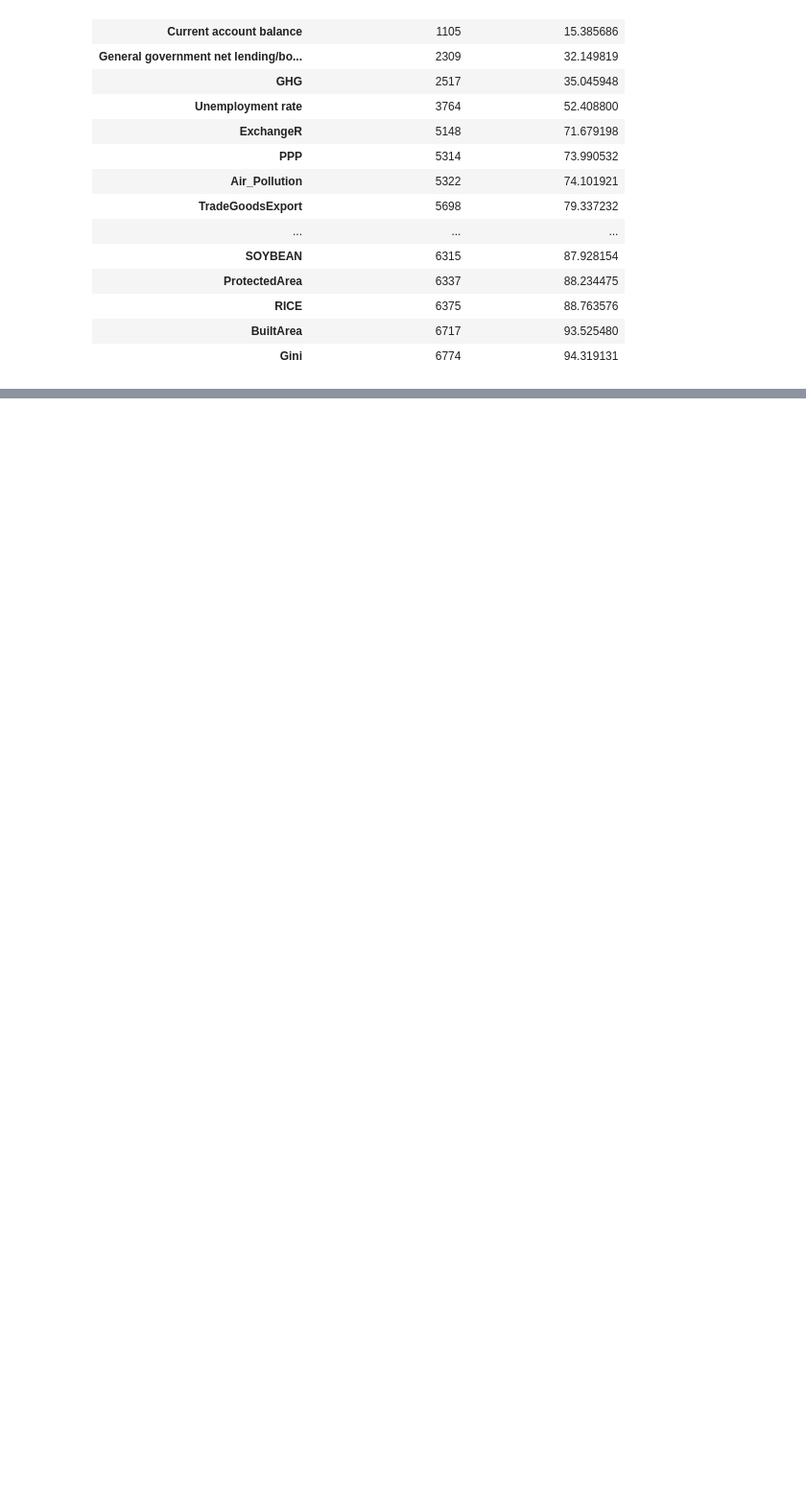
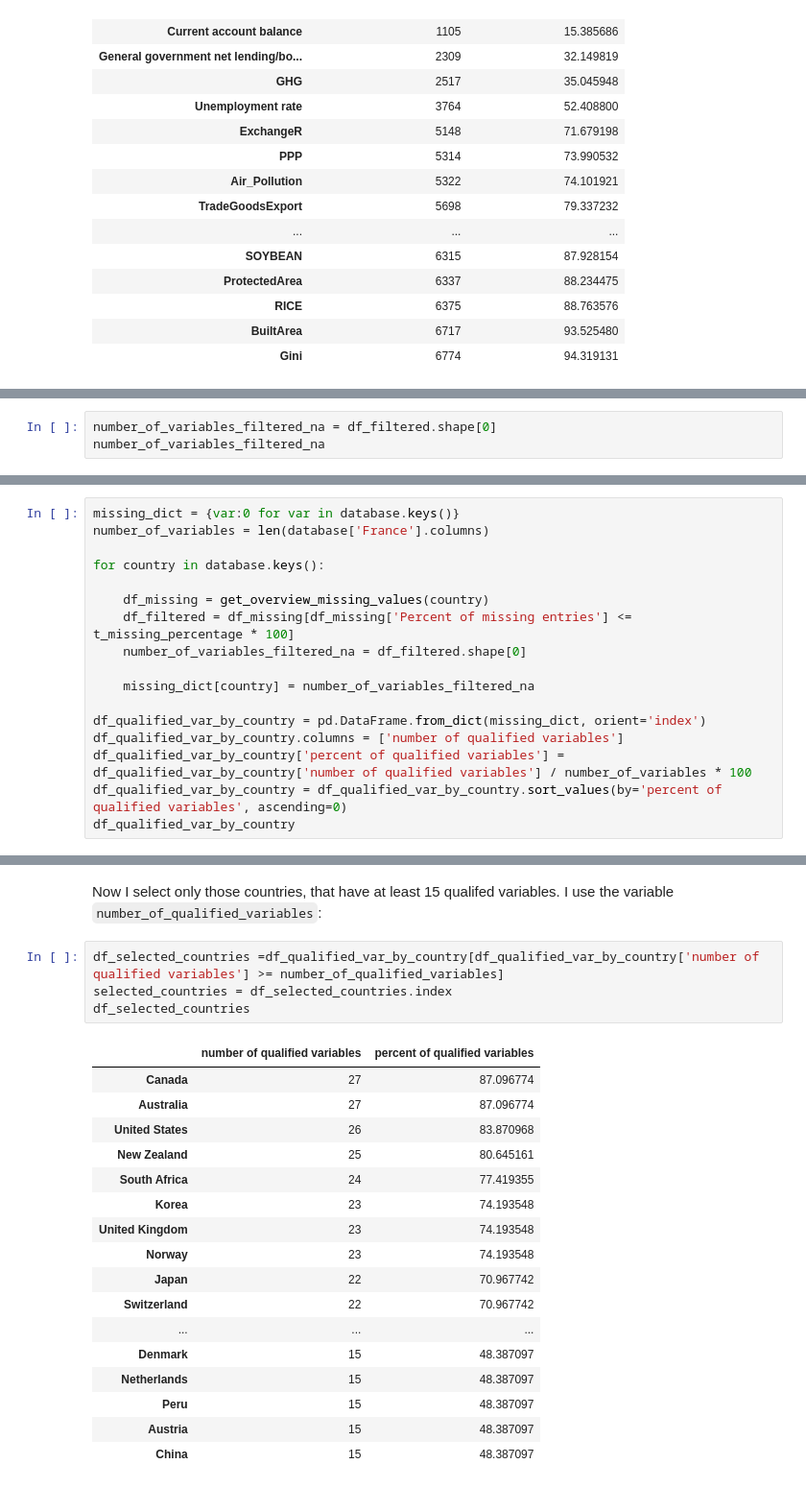
Before and after one commit to felix-ha/cfds_project, a Jupyter notebook: project_notebook.ipynb, the cells around one changed output, grey strips where cells are left out. Shown: that part at 96% size. Drawn from its saved outputs; the diff is of its cells as text; blank space fills up the shorter version.

```diff
--- a/project_notebook.ipynb
+++ b/project_notebook.ipynb
@@ -500,0 +572,3 @@ df_missing.sort_values(by='Percent of missing entries', ascending=1)
+# %%
+number_of_variables_filtered_na = df_filtered.shape[0]
+number_of_variables_filtered_na
@@ -500,0 +579,17 @@ df_missing.sort_values(by='Percent of missing entries', ascending=1)
+# %%
+missing_dict = {var:0 for var in database.keys()}
+number_of_variables = len(database['France'].columns)
+
+for country in database.keys():
+
+    df_missing = get_overview_missing_values(country)
+    df_filtered = df_missing[df_missing['Percent of missing entries'] <= t_missing_percentage * 100]
+    number_of_variables_filtered_na = df_filtered.shape[0]
+
+    missing_dict[country] = number_of_variables_filtered_na
+
+df_qualified_var_by_country = pd.DataFrame.from_dict(missing_dict, orient='index')
+df_qualified_var_by_country.columns = ['number of qualified variables']
+df_qualified_var_by_country['percent of qualified variables'] = df_qualified_var_by_country['number of qualified variables'] / number_of_variables * 100
+df_qualified_var_by_country = df_qualified_var_by_country.sort_values(by='percent of qualified variables', ascending=0)
+df_qualified_var_by_country
@@ -500,0 +610,24 @@ df_missing.sort_values(by='Percent of missing entries', ascending=1)
+# %% [markdown]
+Now I select only those countries, that have at least 15 qualifed variables. I use the variable `number_of_qualified_variables`:
+# %%
+df_selected_countries =df_qualified_var_by_country[df_qualified_var_by_country['number of qualified variables'] >= number_of_qualified_variables]
+selected_countries = df_selected_countries.index
+df_selected_countries
+# %% [output]
+|  | number of qualified variables | percent of qualified variables |
+| Canada | 27 | 87.096774 |
+| Australia | 27 | 87.096774 |
+| United States | 26 | 83.870968 |
+| New Zealand | 25 | 80.645161 |
+| South Africa | 24 | 77.419355 |
+| Korea | 23 | 74.193548 |
+| United Kingdom | 23 | 74.193548 |
+| Norway | 23 | 74.193548 |
+| Japan | 22 | 70.967742 |
+| Switzerland | 22 | 70.967742 |
+| ... | ... | ... |
+| Denmark | 15 | 48.387097 |
+| Netherlands | 15 | 48.387097 |
+| Peru | 15 | 48.387097 |
+| Austria | 15 | 48.387097 |
+| China | 15 | 48.387097 |
```
Also changed, not shown: parts of 18 cells of this notebook.
